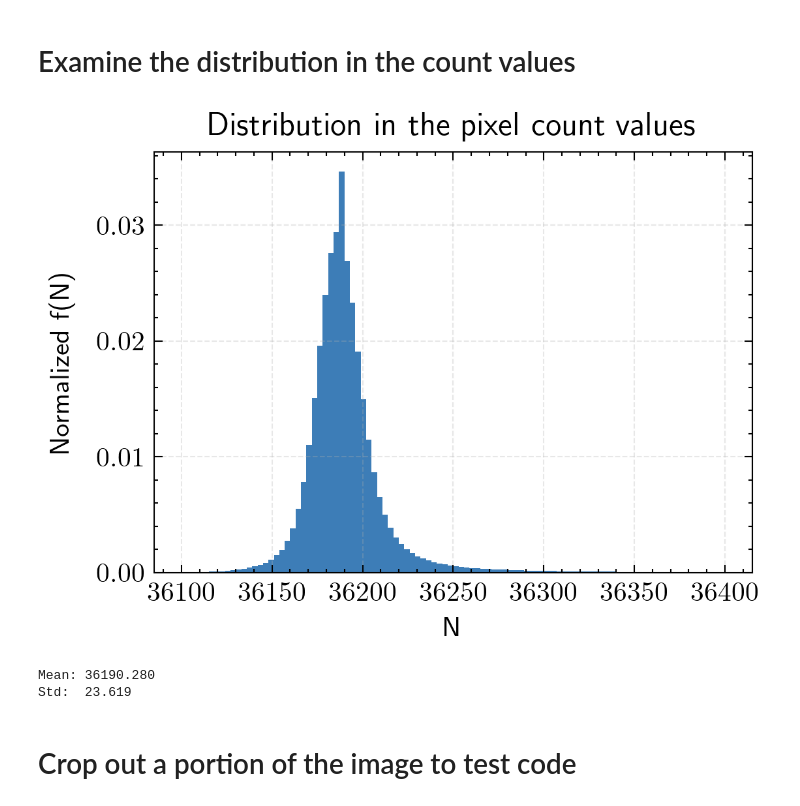
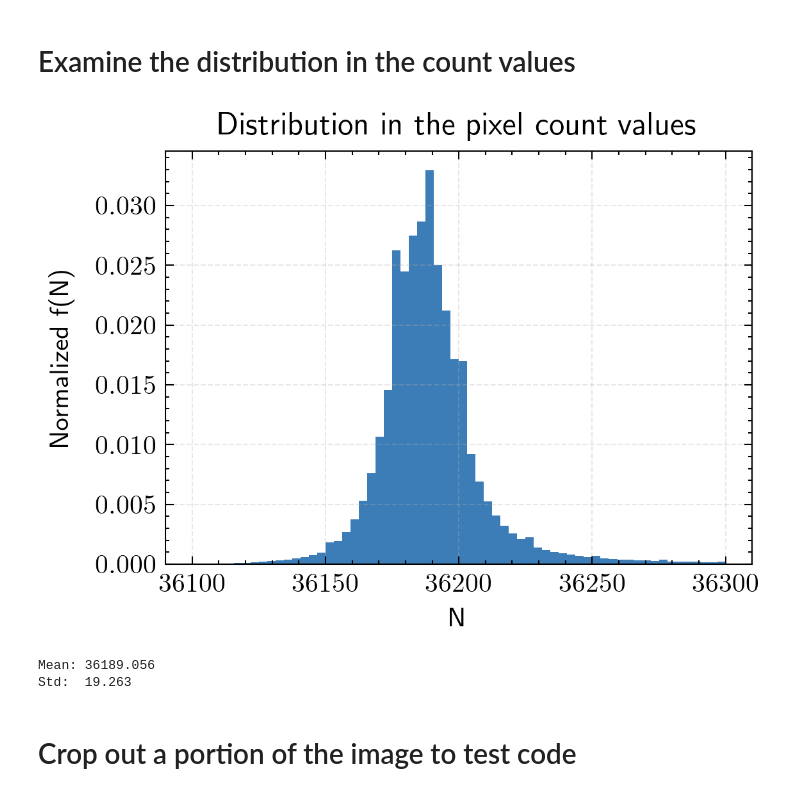
Before and after one commit to wnguyen1312/Astronomical-Image-Processing, a Jupyter notebook: visualization.ipynb, the cells around one changed output. Drawn from its saved outputs; the diff is of its cells as text; code cells hidden in the pictures.

```diff
--- a/visualization.ipynb
+++ b/visualization.ipynb
@@ -111,33 +88,33 @@ plt.show()
 # %%
 # Flatten to 1D array of counts
 pixels = scaled_image.flatten()
 
 # Define range
-min_count, max_count = 36.1e3, 36.4e3
+min_count, max_count = 36.1e3, 36.3e3
 
 # Mask pixels within range
 mask = (pixels >= min_count) & (pixels <= max_count)
 pixels_in_range = pixels[mask]
 
 # Compute mean and std within range
 mean_val = np.mean(pixels_in_range)
 std_val = np.std(pixels_in_range)
 
 # Plot histogram
 plt.figure(figsize=(4, 3), dpi=300)
-plt.hist(pixels_in_range, bins=100, alpha=0.8, density=True, range=(min_count, max_count))
+plt.hist(pixels_in_range, bins=64, alpha=0.8, density=True, range=(min_count, max_count))
 plt.xlabel('N')
 plt.ylabel('Normalized f(N)', labelpad=8)
 plt.title('Distribution in the pixel count values')
 plt.grid(alpha=0.3, linestyle='--')
 plt.tight_layout()
 plt.show()
 
 print(f"Mean: {mean_val:.3f}")
 print(f"Std:  {std_val:.3f}")
 # %% [output]
-[figure, old version]
+[figure, new version]
-Mean: 36190.280
-Std:  23.619
+Mean: 36189.056
+Std:  19.263
 # %% [markdown]
 # Crop out a portion of the image to test code
```
Also changed, not shown: parts of 4 cells of this notebook.
